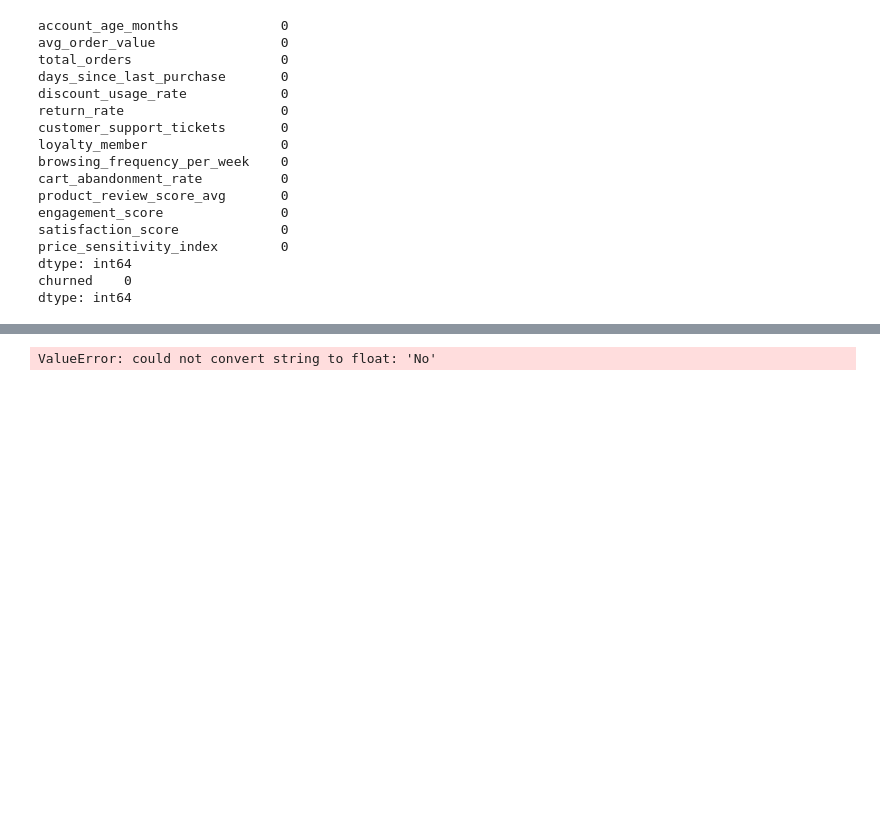
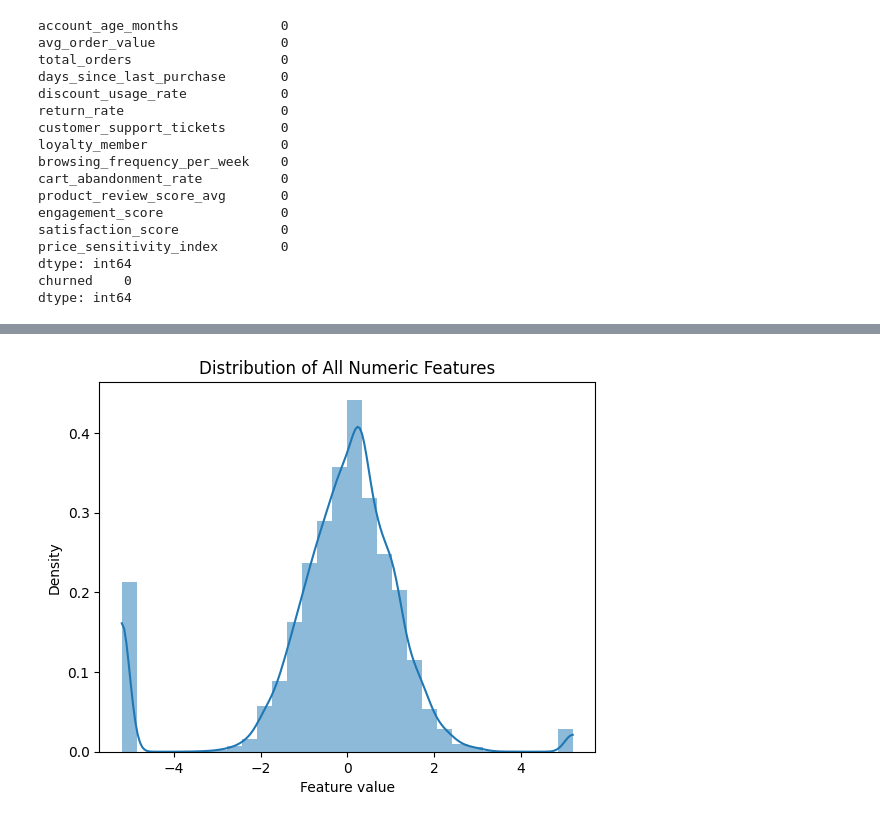
Before and after one commit to MuhammadSaadibnMaqsood/Machine-Learning-E-Commerce-Customer-Churn-Model, a Jupyter notebook: customer_chrun_model.ipynb, the cells around one changed output, grey strips where cells are left out. Drawn from its saved outputs; the diff is of its cells as text; code cells hidden in the pictures; blank space fills up the shorter version.

Commit message:
Feat: implemnent standardization and normalization

```diff
--- a/customer_chrun_model.ipynb
+++ b/customer_chrun_model.ipynb
@@ -51,6 +69,36 @@ x_train, x_test, y_train, y_test = train_test_split(X, Y, test_size=0.2, random_
+# %%
+from sklearn.preprocessing import QuantileTransformer
+
+# Initialize the transformer
+# qt = QuantileTransformer(n_quantiles=
+qt = QuantileTransformer(n_quantiles=1000, output_distribution='normal', random_state=42)
+# Select your continuous numerical columns
+num_cols = ['account_age_months', 'avg_order_value', 'total_orders',
+            'days_since_last_purchase', 'discount_usage_rate', 'return_rate',
+            'customer_support_tickets', 'browsing_frequency_per_week',
+            'cart_abandonment_rate', 'product_review_score_avg',
+            'engagement_score', 'satisfaction_score', 'price_sensitivity_index']
+
+# Fit and transform the data
+X[num_cols] = qt.fit_transform(X[num_cols])
+# %%
+# Show all numeric feature values in one histogram
+numeric_values = X[num_cols].melt(value_vars=num_cols)['value']
+
+sns.histplot(
+    numeric_values,
+    kde=True,
+    stat="density",
+    linewidth=0,
+    bins=30,
+)
+plt.title('Distribution of All Numeric Features')
+plt.xlabel('Feature value')
+plt.ylabel('Density')
+plt.show()
+# %% [output]
+[figure, added]
 # %%
-# train the model
 model = LogisticRegression()
-model.fit(x_train, y_train)
+model.fit(x_train_scaled, y_train.values.ravel()) # .values.ravel() removes a sklearn warning
+y_pred = model.predict(x_test_scaled)
-# %% [output]
-ValueError: could not convert string to float: 'No'
```
Also changed, not shown: parts of 3 cells of this notebook.
